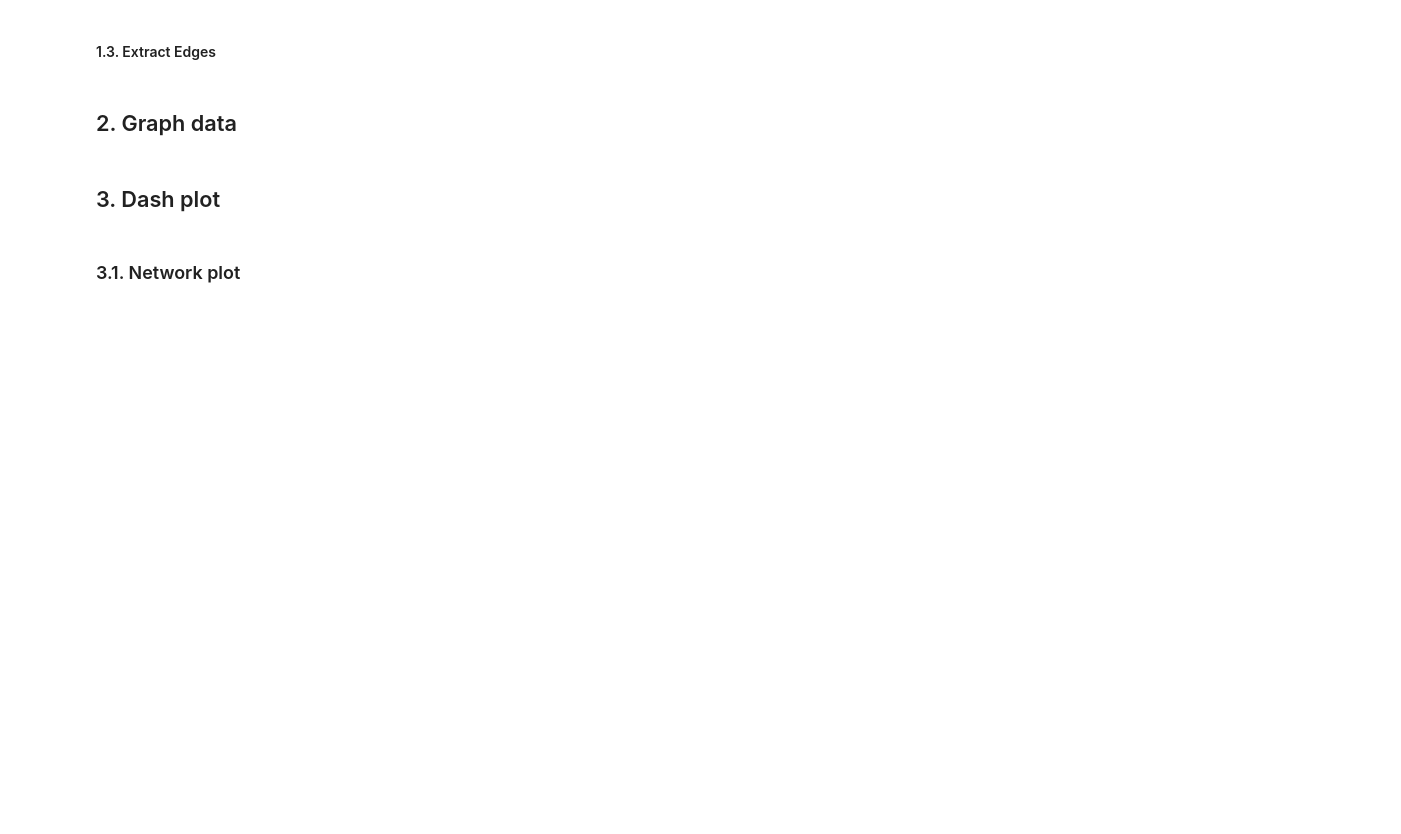
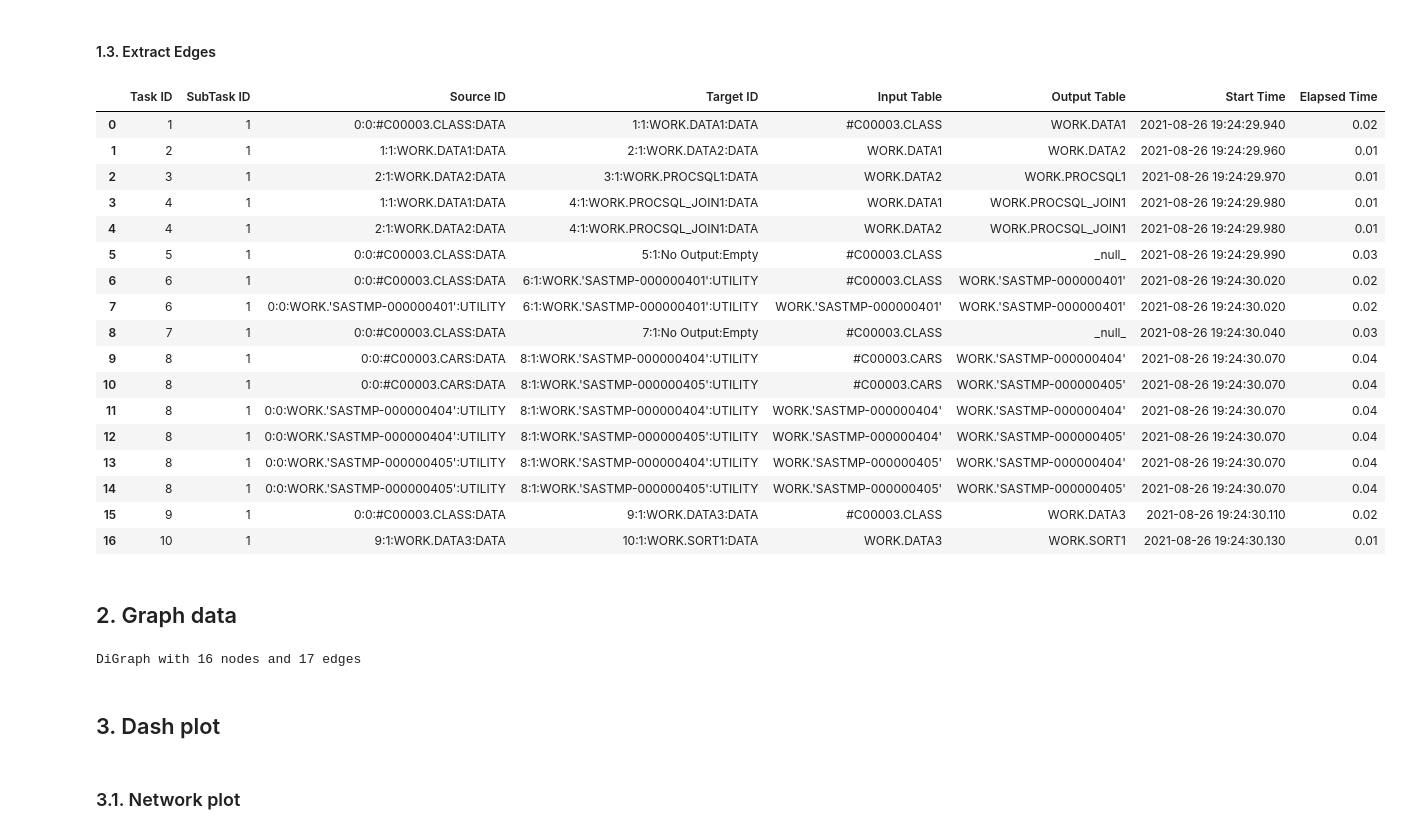
Before and after one commit to olebach/SAS-Log-Parser, a Jupyter notebook: Log parsing.ipynb, the cells around one changed output. Drawn from its saved outputs; the diff is of its cells as text; code cells hidden in the pictures; blank space fills up the shorter version.

```diff
--- a/Log parsing.ipynb
+++ b/Log parsing.ipynb
@@ -22,4 +45,5 @@ from dash.dependencies import Input, Output
+# %%
+# Please specify the location of the txt file:
+path = 'sample_sas_log.txt'
 # %% [markdown]
 # 1. Log parsing
-# %%
-path = r'Data\New_PIT2.txt'
@@ -50,7 +95,8 @@ def txt_to_df(path):
 
     # 1.4 Remove unessesary text
     df['Text'] = df[['Text','Task Type']].apply(lambda x: x[0].replace('\n\n','\n').replace('STEP SOURCE FOLLOWS */\n','') if x[1]=='STEP'
-                                                          else x[0].replace('*/\n',''), axis = 1)
+                                                          else x[0].replace('*/\n','')
+                                                , axis = 1)
 
     df['Task ID'] = df['Task ID'].astype('int')
 
@@ -105,7 +177,7 @@ df_code
 # %% [markdown]
 #### 1.3. Extract Edges
 # %%
-def df_to_edges(df):
+def df_to_connections(df):
 
     #-------------------------------------------
     # 3.1 Extract Table info
@@ -113,18 +185,17 @@ def df_to_edges(df):
     df_tables = df.loc[(df['Task Type'].isin(['DATASET', 'OPENTIME', 'TASKSTARTTIME',  'JOBENDTIME']))].copy()
 
     # 3.1.b # Extract table name and type
-    df_tables['Table'] = np.where(df_tables['Task Type'].isin(['DATASET']),
-                                  df_tables['Text'].str.split().str[3],
-                                  np.where(df_tables['Task Type'].isin(['OPENTIME']),
-                                           df_tables['Text'].str.split().str[1],
-                                           ''))
+    df_tables['Table'] = df_tables[['Text','Task Type']].apply(lambda x: x[0].split()[3]  if x[1]=='DATASET'
+                                                                         else (x[0].split()[1]   if x[1]=='OPENTIME'
+                                                                               else '')
+                                                               , axis = 1)
     df_tables['Table type'] = df_tables['Table'].str.split('.').str[-1]                          # Extract table type
     df_tables['Table'] = df_tables['Table'].apply(lambda x: '.'.join(x.split('.')[:-1]))         # Extract table name
 
     # 3.1.c Define table type (Input, Output, Update)
-    df_tables['Dataset type'] = np.where(df_tables['Task Type'].isin(['DATASET']),
-                                          df_tables['Text'].str.split().str[1],                  # Define Input, Output, Update tables
-                                          '')
+    df_tables['Dataset type'] = df_tables[['Text', 'Task Type']].apply(lambda x: x[0].split()[1]  if x[1]=='DATASET'
+                                                                                 else ''
+                                                                       , axis = 1)
     df_tables['Dataset type'] = np.where(df_tables['Task Type'].isin(['OPENTIME']),
                                           df_tables['Dataset type'].shift(),                     # Inherit table type
                                           df_tables['Dataset type'])
@@ -208,9 +279,9 @@ def df_to_edges(df):
     df_time = df_tables.loc[df_tables['Task Type'].isin(['OPENTIME', 'TASKSTARTTIME', 'JOBENDTIME'])].copy()
 
     # 3.4.b Add time
-    df_time['Start Time'] = np.where(df_time['Task Type'].isin(['OPENTIME']),
-                                     df_time['Text'].str.split().str[2].str.replace('DATE:', ''),
-                                     df_time['Text'].str.split().str[1].str.replace('DATE:', ''))
+    df_time['Start Time'] = df_time[['Text','Task Type']].apply(lambda x: x[0].split()[2].replace('DATE:', '')  if x[1]=='OPENTIME'   # Inherit table type
+                                                                          else x[0].split()[1].replace('DATE:', '')
+                                                                , axis = 1)
     df_time['Start Time']  = pd.to_datetime(df_time['Start Time'], format='%d%b%Y:%H:%M:%S.%f')
 
     # 3.4.c Remove columns and rows
@@ -222,35 +293,54 @@ def df_to_edges(df):
     df_time['Elapsed Time'] = df_time['Elapsed Time'].round(2)
 
     #-------------------------------------------
     # 3.5. Output
     # 3.5.a Merge the results for input and output tables + Elapsed time
     df = df_input.merge(df_output, on=['Task ID', 'SubTask ID'], how = 'outer')\
                  .merge(df_time, on=['Task ID', 'SubTask ID'], how = 'left')\
                  .sort_values(['Task ID', 'SubTask ID'])\
                  .reset_index(drop = True)
 
     # 3.5.b Fill missing for specific cases
     df['Input Table'] = df['Input Table'].fillna('No Input')
     df['Output Table'] = df['Output Table'].fillna('_null_')
 
     # 3.5.c Correct Start time
     df['Start Time'] = df['Start Time'].fillna(df['Start Time'].shift())
     df['Elapsed Time'] = df['Elapsed Time'].fillna(0)
 
     # 3.5.d Correct Target node ID
     df['Target ID'] = df['Target ID'].fillna(df['Task ID'].astype('str') +':'+ df['SubTask ID'].astype('str')+ ':No Output:Empty')
 
     # 3.5.e Correct Source node ID
     df['Source ID'] = df[['Input Table','Task ID','SubTask ID','Source ID']].apply(lambda x: str(x[1])+':'+str(int(x[2])-1)+':No Input:Empty' if x[0]=='No Input'
                                                                                   else x[3], axis = 1)
 
     # 3.5.f Reorder columns
     df = df[['Task ID','SubTask ID', 'Source ID','Target ID', 'Input Table','Output Table', 'Start Time','Elapsed Time']]
 
     return df
 
-df_edges = df_to_edges(df_log)
-df_edges
+df_connections = df_to_connections(df_log)
+df_connections
+# %% [output]
+|  | Task ID | SubTask ID | Source ID | Target ID | Input Table | Output Table | Start Time | Elapsed Time |
+| 0 | 1 | 1 | 0:0:#C00003.CLASS:DATA | 1:1:WORK.DATA1:DATA | #C00003.CLASS | WORK.DATA1 | 2021-08-26 19:24:29.940 | 0.02 |
+| 1 | 2 | 1 | 1:1:WORK.DATA1:DATA | 2:1:WORK.DATA2:DATA | WORK.DATA1 | WORK.DATA2 | 2021-08-26 19:24:29.960 | 0.01 |
+| 2 | 3 | 1 | 2:1:WORK.DATA2:DATA | 3:1:WORK.PROCSQL1:DATA | WORK.DATA2 | WORK.PROCSQL1 | 2021-08-26 19:24:29.970 | 0.01 |
+| 3 | 4 | 1 | 1:1:WORK.DATA1:DATA | 4:1:WORK.PROCSQL_JOIN1:DATA | WORK.DATA1 | WORK.PROCSQL_JOIN1 | 2021-08-26 19:24:29.980 | 0.01 |
+| 4 | 4 | 1 | 2:1:WORK.DATA2:DATA | 4:1:WORK.PROCSQL_JOIN1:DATA | WORK.DATA2 | WORK.PROCSQL_JOIN1 | 2021-08-26 19:24:29.980 | 0.01 |
+| 5 | 5 | 1 | 0:0:#C00003.CLASS:DATA | 5:1:No Output:Empty | #C00003.CLASS | _null_ | 2021-08-26 19:24:29.990 | 0.03 |
+| 6 | 6 | 1 | 0:0:#C00003.CLASS:DATA | 6:1:WORK.'SASTMP-000000401':UTILITY | #C00003.CLASS | WORK.'SASTMP-000000401' | 2021-08-26 19:24:30.020 | 0.02 |
+| 7 | 6 | 1 | 0:0:WORK.'SASTMP-000000401':UTILITY | 6:1:WORK.'SASTMP-000000401':UTILITY | WORK.'SASTMP-000000401' | WORK.'SASTMP-000000401' | 2021-08-26 19:24:30.020 | 0.02 |
+| 8 | 7 | 1 | 0:0:#C00003.CLASS:DATA | 7:1:No Output:Empty | #C00003.CLASS | _null_ | 2021-08-26 19:24:30.040 | 0.03 |
+| 9 | 8 | 1 | 0:0:#C00003.CARS:DATA | 8:1:WORK.'SASTMP-000000404':UTILITY | #C00003.CARS | WORK.'SASTMP-000000404' | 2021-08-26 19:24:30.070 | 0.04 |
+| 10 | 8 | 1 | 0:0:#C00003.CARS:DATA | 8:1:WORK.'SASTMP-000000405':UTILITY | #C00003.CARS | WORK.'SASTMP-000000405' | 2021-08-26 19:24:30.070 | 0.04 |
+| 11 | 8 | 1 | 0:0:WORK.'SASTMP-000000404':UTILITY | 8:1:WORK.'SASTMP-000000404':UTILITY | WORK.'SASTMP-000000404' | WORK.'SASTMP-000000404' | 2021-08-26 19:24:30.070 | 0.04 |
+| 12 | 8 | 1 | 0:0:WORK.'SASTMP-000000404':UTILITY | 8:1:WORK.'SASTMP-000000405':UTILITY | WORK.'SASTMP-000000404' | WORK.'SASTMP-000000405' | 2021-08-26 19:24:30.070 | 0.04 |
+| 13 | 8 | 1 | 0:0:WORK.'SASTMP-000000405':UTILITY | 8:1:WORK.'SASTMP-000000404':UTILITY | WORK.'SASTMP-000000405' | WORK.'SASTMP-000000404' | 2021-08-26 19:24:30.070 | 0.04 |
+| 14 | 8 | 1 | 0:0:WORK.'SASTMP-000000405':UTILITY | 8:1:WORK.'SASTMP-000000405':UTILITY | WORK.'SASTMP-000000405' | WORK.'SASTMP-000000405' | 2021-08-26 19:24:30.070 | 0.04 |
+| 15 | 9 | 1 | 0:0:#C00003.CLASS:DATA | 9:1:WORK.DATA3:DATA | #C00003.CLASS | WORK.DATA3 | 2021-08-26 19:24:30.110 | 0.02 |
+| 16 | 10 | 1 | 9:1:WORK.DATA3:DATA | 10:1:WORK.SORT1:DATA | WORK.DATA3 | WORK.SORT1 | 2021-08-26 19:24:30.130 | 0.01 |
 # %% [markdown]
 ## 2. Graph data
 # %%
@@ -477,6 +567,10 @@ def get_node_df(G):
 
     return node_df
 # %%
+# Function for generating a networkx Graph
+#====================================================================================
+
+
 def get_graph_data(df):
 
     # Create graph
@@ -523,7 +617,9 @@ def get_graph_data(df):
     df_graph = df_graph
     return df_graph.sort_values(by=['step_id'])
 
-df_graph = get_graph_data(df_edges)
+df_graph = get_graph_data(df_connections)
+# %% [output]
+DiGraph with 16 nodes and 17 edges
 # %% [markdown]
 ## 3. Dash plot
 # %% [markdown]
```
Also changed, not shown: parts of 14 cells of this notebook, 2 other files.
